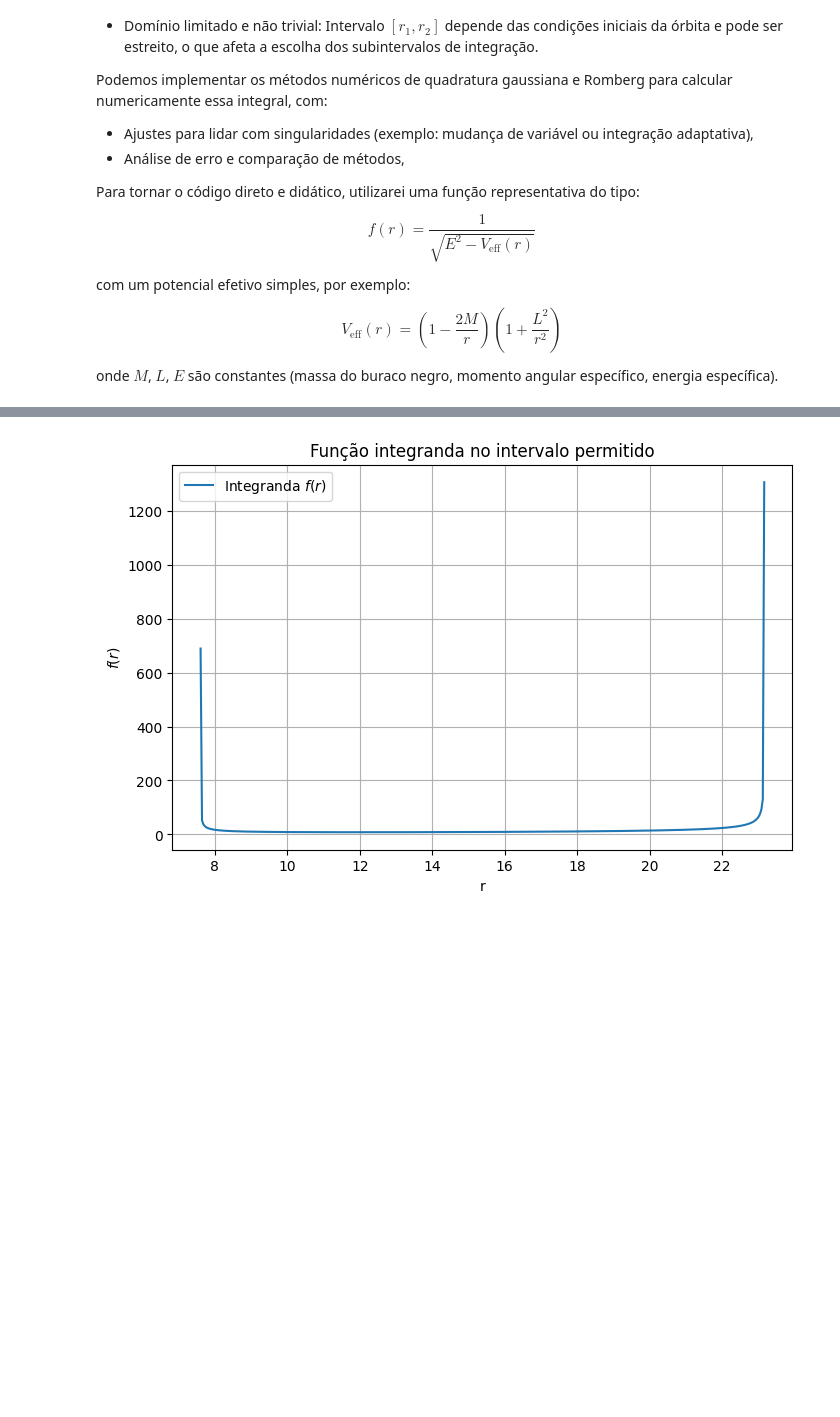
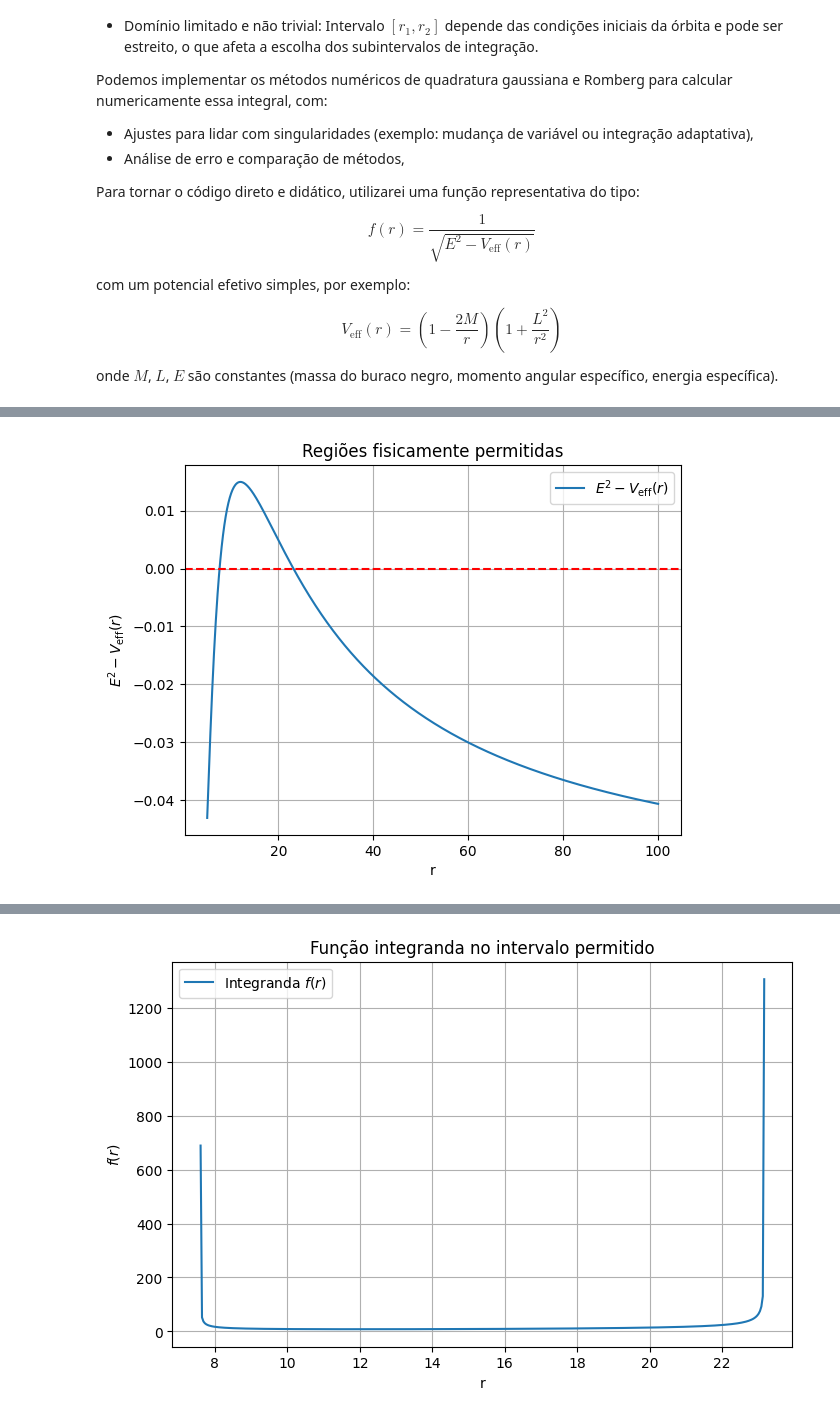
Before and after one commit to gabireisch/av7, a Jupyter notebook: av7.ipynb, the cells around one changed output, grey strips where cells are left out. Saved outputs shown, nothing was run; the diff lists cells and outputs as text; code cells hidden in the pictures; blank space fills up the shorter version.

```diff
--- a/av7.ipynb
+++ b/av7.ipynb
@@ -555,18 +567,3 @@ $$
 onde $M$, $L$, $E$ são constantes (massa do buraco negro, momento angular específico, energia específica).
 # %% [markdown]
 ![alt text](b3.png)
-# %%
-# Parâmetros físicos (exemplo)
-M = 1.0  # massa do buraco negro, unidades naturais
-L = 4.0  # momento angular específico
-E = 0.97 # energia específica (menor que 1 para órbita ligada)
-
-def V_eff(r):
-    return (1 - 2*M/r) * (1 + L**2 / r**2)
-
-def integranda(r):
-    val = E**2 - V_eff(r)
-    epsilon = 1e-14  # pequeno valor para evitar sqrt(0)
-    val_safe = np.where(val > epsilon, val, np.nan)  # para evitar sqrt de valores <= epsilon
-    resultado = np.where(val_safe > 0, 1.0 / np.sqrt(val_safe), 0.0)
-    return resultado
@@ -608,25 +570,23 @@ Quadratura Gaussiana (n=50): Integral ≈ 173.69629207
 # %%
-import numpy as np
 from numpy.polynomial.legendre import leggauss
 
-# --- Parâmetros físicos ---
-M = 1.0
-L = 4.0
-E = 0.97
+#Parâmetros físicos
+M = 1.0    # massa do buraco negro (unidades G=c=1)
+L = 4.0    # momento angular
+E = 0.97   # energia específica (menor que 1 para órbita ligada)
 
+# Potencial efetivo de Schwarzschild
 def V_eff(r):
     return (1 - 2*M/r) * (1 + L**2 / r**2)
 
-# integranda feita para avaliação ESCALAR (retorna float)
+# Função integranda original (escalares)
 def integranda_scalar(r):
     val = E**2 - V_eff(r)
-    # Se val <= 0 a função não é real; aqui escolhemos 0 (não contribui).
-    # Alternativa: tratar como singular removível com mudança de variável.
     if val <= 0.0:
         return 0.0
     return 1.0 / np.sqrt(val)
 
-# encontra subintervalos onde E^2 - V_eff(r) > 0
+#localizar intervalos fisicamente permitidos
 def find_positive_intervals(a, b, nscan=200000):
     rs = np.linspace(a, b, nscan)
     vals = E**2 - V_eff(rs)
@@ -646,15 +606,22 @@ def find_positive_intervals(a, b, nscan=200000):
         intervals.append((start, rs[-1]))
     return intervals
 
-# --- Quadratura Gaussiana em [a,b] com n pontos ---
+# Mudança de variável para suavizar singularidade
+def smooth_integrand(f, a, b): #Retorna uma função g(t) equivalente à integral de f(r) dr em r∈[a,b], usando r = a + (b-a)*sin^2(t), t ∈ [0, π/2].
+    def g(t):
+        r = a + (b - a) * np.sin(t)**2
+        dr_dt = 2 * (b - a) * np.sin(t) * np.cos(t)
+        return f(r) * dr_dt
+    return g, 0.0, 0.5*np.pi
+
+#Quadratura Gaussiana
 def quadratura_gaussiana(f, a, b, n_points):
     x, w = leggauss(n_points)
     xp = 0.5*(b - a)*x + 0.5*(b + a)
-    # avaliamos ponto-a-ponto (assegura f escalar)
     vals = np.array([f(xx) for xx in xp])
     return 0.5*(b - a) * np.sum(w * vals)
 
-# --- Romberg manual bem comportado (avalia f em escalares) ---
+#Romberg
 def romberg_method(f, a, b, max_iter=20, tol=1e-8):
     R = np.zeros((max_iter, max_iter), dtype=float)
     h = b - a
@@ -667,53 +634,53 @@ def romberg_method(f, a, b, max_iter=20, tol=1e-8):
             x = a + (2*k - 1)*h
             sum_f += f(x)
         R[i,0] = 0.5 * R[i-1,0] + h * sum_f
-        # extrapolação de Richardson
         for k in range(1, i+1):
             R[i,k] = R[i,k-1] + (R[i,k-1] - R[i-1,k-1]) / (4**k - 1)
-        # só aplicamos critério de parada quando tivermos pelo menos i>=3 (mais robusto)
         if i >= 3 and abs(R[i,i] - R[i-1,i-1]) < tol:
             return R[i,i]
-    # se não convergir, retorna a melhor estimativa disponível
     return R[max_iter-1, max_iter-1]
 
-# --- Função que integra sobre todos os subintervalos positivos ---
+#Integração sobre regiões permitidas
 def integrate_over_positive_regions(f, r1, r2, method='gauss', **kwargs):
     intervals = find_positive_intervals(r1, r2)
     total = 0.0
     for (a, b) in intervals:
-        # opcional: esticar um pouco os limites para evitar avaliar exatamente na raiz
-        eps = 1e-12
-        a_eps = a + eps
-        b_eps = b - eps
+        g, t_a, t_b = smooth_integrand(f, a, b)  # aplica mudança de variável
         if method == 'gauss':
             n_points = kwargs.get('n_points', 200)
-            total += quadratura_gaussiana(f, a_eps, b_eps, n_points)
+            total += quadratura_gaussiana(g, t_a, t_b, n_points)
         elif method == 'romberg':
             max_iter = kwargs.get('max_iter', 20)
             tol = kwargs.get('tol', 1e-8)
-            total += romberg_method(f, a_eps, b_eps, max_iter=max_iter, tol=tol)
+            total += romberg_method(g, t_a, t_b, max_iter=max_iter, tol=tol)
         else:
             raise ValueError("method must be 'gauss' or 'romberg'")
     return total
 
-# --- Parâmetros escolhidos ---
+#Parâmetros de integração
 r1 = 5.0
 r2 = 100.0
-
-# Gauss: número de pontos por subintervalo
 n_points = 200
-
-# Romberg: iterações e tolerância
 max_iter = 20
 tol = 1e-8
 
-# --- Cálculo ---
-I_gauss = integrate_over_positive_regions(integranda_scalar, r1, r2,
-                                          method='gauss', n_points=n_points)
-I_romberg = integrate_over_positive_regions(integranda_scalar, r1, r2,
-                                            method='romberg', max_iter=max_iter, tol=tol)
+#Cálculos
+I_gauss = integrate_over_positive_regions(integranda_scalar, r1, r2, method='gauss', n_points=n_points)
+I_romberg = integrate_over_positive_regions(integranda_scalar, r1, r2, method='romberg', max_iter=max_iter, tol=tol)
 
-print(f"Subintervals positivos encontrados: {find_positive_intervals(r1, r2)}")
-print(f"Quadratura Gaussiana (n_points={n_points}): Integral ≈ {I_gauss:.8f}")
-print(f"Romberg (max_iter={max_iter}, tol={tol}): Integral ≈ {I_romberg:.8f}")
+print(f"Intervalos permitidos: {find_positive_intervals(r1, r2)}")
+print(f"Quadratura Gaussiana (n={n_points}): Integral ≈ {I_gauss:.15f}")
+print(f"Romberg (tol={tol}): Integral ≈ {I_romberg:.15f}")
+
+#grafico
+r_vals = np.linspace(r1, r2, 1000)
+val = E**2 - V_eff(r_vals)
+plt.plot(r_vals, val, label=r'$E^2 - V_{\mathrm{eff}}(r)$')
+plt.axhline(0, color='red', linestyle='--')
+plt.xlabel('r')
+plt.ylabel(r'$E^2 - V_{\mathrm{eff}}(r)$')
+plt.title('Regiões fisicamente permitidas')
+plt.legend()
+plt.grid()
+plt.show()
 # %% [output]
@@ -723 +690,2 @@ Romberg (max_iter=20, tol=1e-08): Integral ≈ 221.83830324
+[figure, added]
 # %% [markdown]
```
Also changed, not shown: parts of 18 cells of this notebook.
